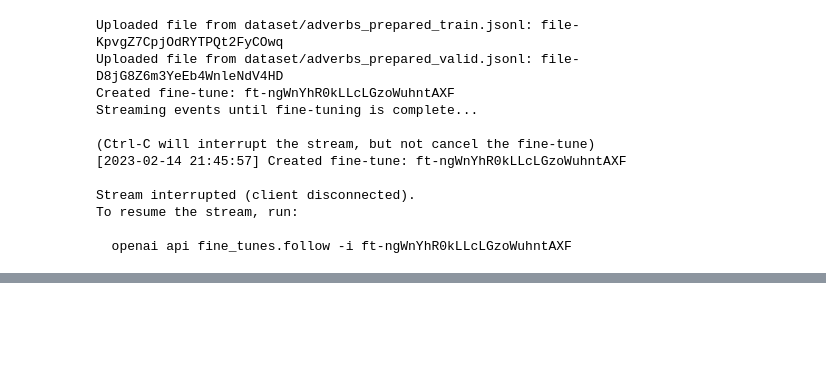
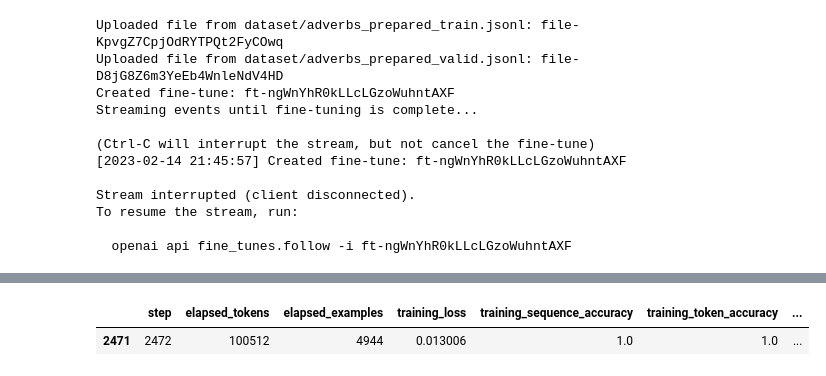
Before and after one commit to aohus/gpt-grammer-finetuning, a Jupyter notebook: finetuning.ipynb, the cells around one changed output, grey strips where cells are left out. Cells and saved outputs as stored; diff of their text form; code cells hidden in the pictures; blank space fills up the shorter version.

Commit message:
add result

```diff
--- a/finetuning.ipynb
+++ b/finetuning.ipynb
@@ -138,5 +136,8 @@ Job failed. Please contact support@openai.com if you need assistance.
 # %%
-results = pd.read_csv('result/result.csv')
+results = pd.read_csv('result/result_sentence_type.csv')
 results[results['classification/accuracy'].notnull()].tail(1)
+# %% [output]
+|  | step | elapsed_tokens | elapsed_examples | training_loss | training_sequence_accuracy | training_token_accuracy | ... |
+| 2471 | 2472 | 100512 | 4944 | 0.013006 | 1.0 | 1.0 | ... |
 # %%
 results[results['classification/accuracy'].notnull()]['classification/accuracy'].plot()
```
Also changed, not shown: parts of 9 cells of this notebook.
